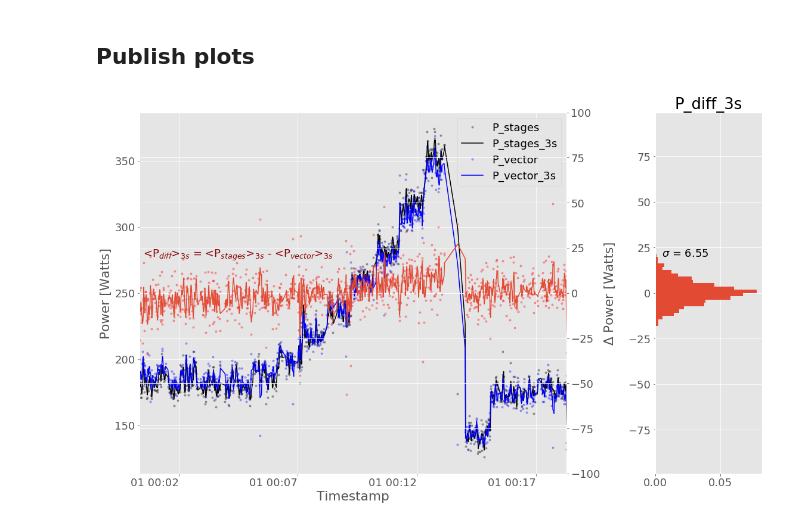
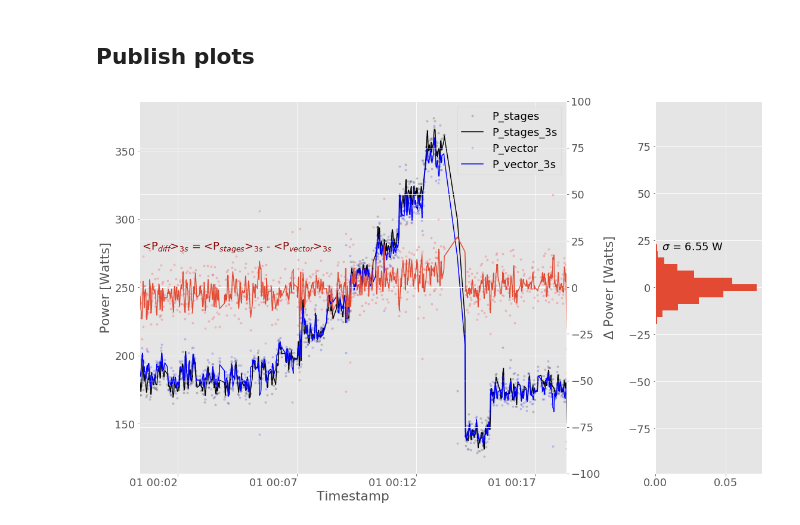
Before and after one commit to sladkovm/GarminVector_vs_StagesPower, a Jupyter notebook: Data analysis.ipynb, the cells around one changed output. Saved outputs shown, nothing was run; the diff lists cells and outputs as text; code cells hidden in the pictures.

```diff
--- a/Data analysis.ipynb
+++ b/Data analysis.ipynb
@@ -151,6 +151,7 @@ df['P_diff'] = df['P_stages'] - df['P_vector']
 df['P_stages_3s'] = df['P_stages'].rolling(3).mean()
 df['P_vector_3s'] = df['P_vector'].rolling(3).mean()
 df['P_diff_3s'] = df['P_stages_3s'] - df['P_vector_3s']
+df = df.dropna()
 ## Plot correlation matrix
 pd.scatter_matrix(df[['P_stages_3s', 'P_vector_3s']], diagonal='kde', figsize=(16, 10))
 # %% [output]
@@ -164,7 +165,7 @@ array([[<matplotlib.axes._subplots.AxesSubplot object at 0x...>,
 # %%
 import datetime as dt
 import matplotlib.dates as mdates
-transparency=0.30
+transparency=0.15
 
 ## Generate figure axes list for subplots
 fig, axes = plt.subplots(1,2, gridspec_kw = {'width_ratios':[4, 1]}, figsize=(16, 10))
@@ -172,33 +173,33 @@ fig, axes = plt.subplots(1,2, gridspec_kw = {'width_ratios':[4, 1]}, figsize=(16
 ## Plot all power data
 
 # difference
 ax2 = df.plot(x=['Timestamp'], y=['P_diff'], ax=axes[0], style=".", c='r', alpha=transparency, secondary_y=True)
 df.plot(x=['Timestamp'], y=['P_diff_3s'], kind='line', ax=axes[0], secondary_y=True)
 ax2.set_ylim(-100.0, 100.0)
 ax2.set_ylabel(r'$\Delta$ Power [Watts]')
 font = {'color':'darkred'}
 ax2.text(mdates.date2num(dt.datetime(1970, 1,1,0,0,30)), 20,
          r'<P$_{diff}$>$_{3s}$ = <P$_{stages}$>$_{3s}$ - <P$_{vector}$>$_{3s}$',
          fontdict=font,
         clip_on=True)
 
 # stages
 df.plot(y=['P_stages'], subplots=True, ax=axes[0], style='.', color='k', alpha=transparency)
 df.plot(y=['P_stages_3s'], subplots=True, ax=axes[0], color='k')
 
 # vector
 df.plot(y=['P_vector'], subplots=True, ax=axes[0], style='.', color='b', alpha=transparency)
 df.plot(y=['P_vector_3s'], subplots=True, ax=axes[0], color='b')
 
 # Add labels
 axes[0].set_ylabel('Power [Watts]')
 
 
 ## Add histogram
-df[['P_diff_3s']].hist(ax=axes[1], orientation='horizontal', bins=100, range=[-90.0, 90.0], normed=True)
-axes[1].text(0.005, 20, r'$\sigma$ = 6.55')
+axes[1].hist(df['P_diff_3s'], orientation='horizontal', bins=51, range=[-90.0, 90.0], normed=True)
+axes[1].text(0.005, 20, r'$\sigma$ = {0:.2f} W'.format(df['P_diff_3s'].std()))
 
 fig.tight_layout()
 # fig.savefig('garmin_vs_stages.png')
 # %% [output]
-[figure, old version]
+[figure, new version]
```
